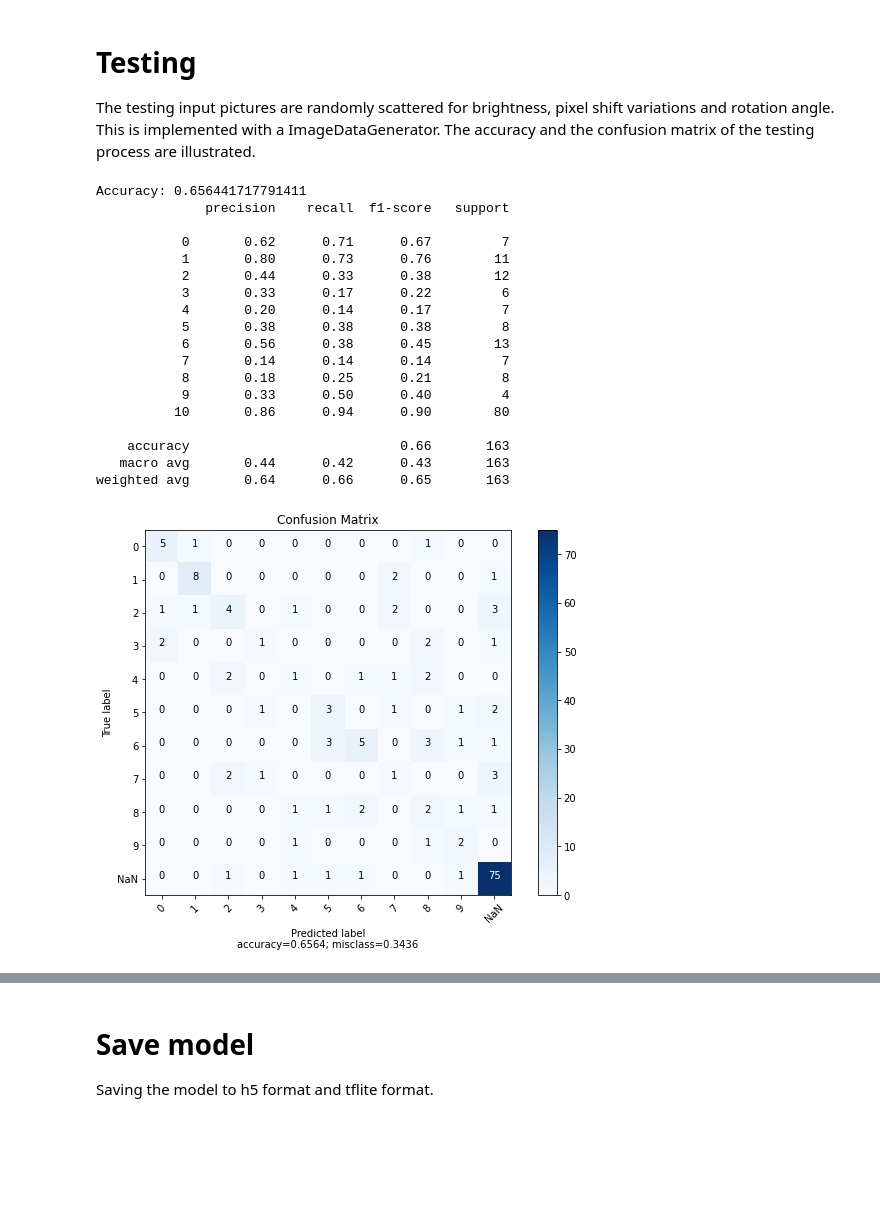
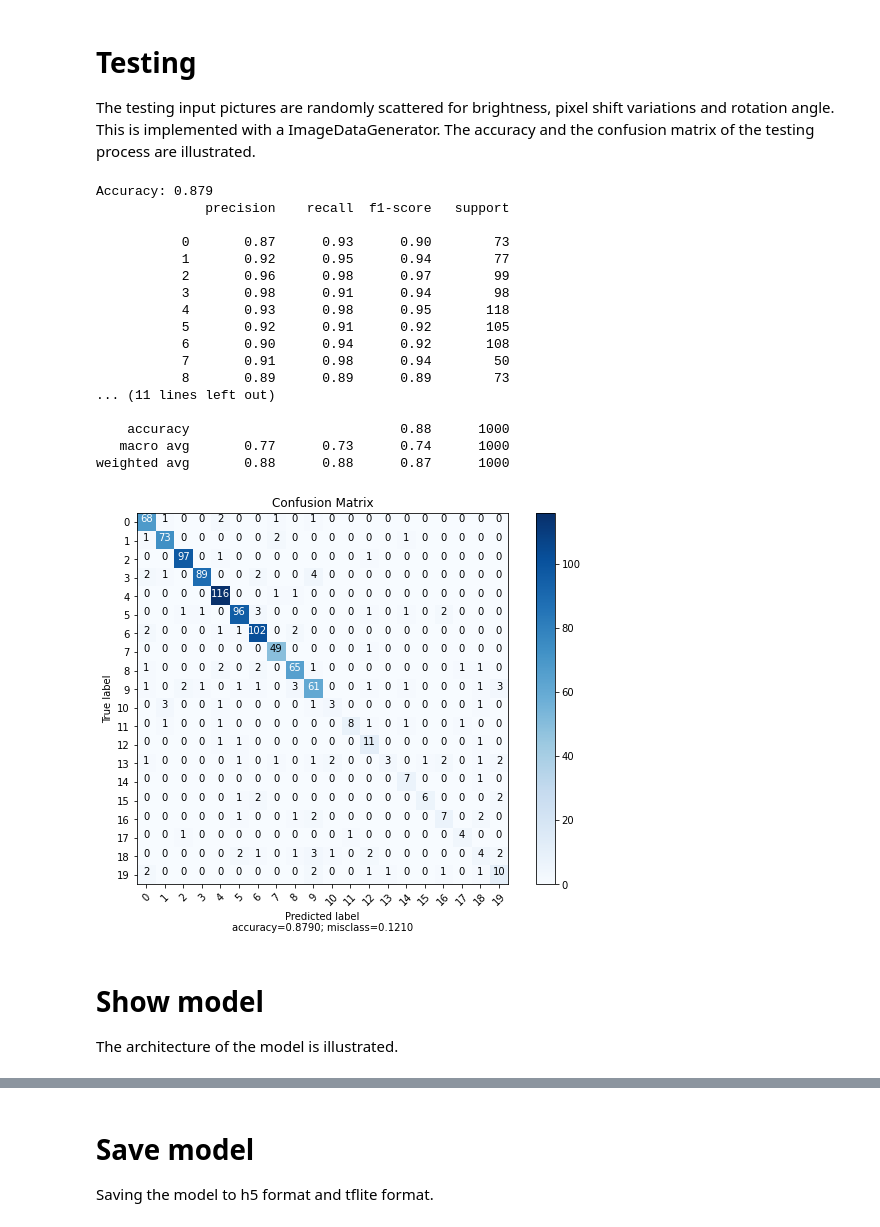
Before and after one commit to dmjimenezbravo/neural-network-digital-counter-readout, a Jupyter notebook: Train_CNN_Digital-Readout-Small-Diego.ipynb, the cells around one changed output, grey strips where cells are left out. Drawn from its saved outputs; the diff is of its cells as text; code cells hidden in the pictures; blank space fills up the shorter version.

Commit message:
Updated model notebook
I have updated the training notebook and I have created the script for training the model.

```diff
--- a/Train_CNN_Digital-Readout-Small-Diego.ipynb
+++ b/Train_CNN_Digital-Readout-Small-Diego.ipynb
@@ -73,7 +73,8 @@ def plot_confusion_matrix(cm,
                           target_names,
                           title='Confusion matrix',
                           cmap=None,
-                          normalize=True):
+                          normalize=True,
+                          file_name='Confusion matrix'):
     """
     given a sklearn confusion matrix (cm), make a nice plot
 
@@ -145,6 +146,7 @@ def plot_confusion_matrix(cm,
     plt.tight_layout()
     plt.ylabel('True label')
     plt.xlabel('Predicted label\naccuracy={:0.4f}; misclass={:0.4f}'.format(accuracy, misclass))
+    plt.savefig(file_name + '.png')
     plt.show()
 # %% [markdown]
 ### Load training data
@@ -222,7 +222,7 @@ The layout of the network is sefched using the ImageClassifier function from Aut
 * Number of output layers: 11
 * As loss function "categorical_crossentropy" is choosen, as it is a categories task
 # %%
-model = ak.ImageClassifier(verbose=False)
+model = ak.ImageClassifier(overwrite=True, multi_label=True, max_trials=1)
 
 '''model = Sequential()
 model.add(BatchNormalization(input_shape=(32,20,3)))
@@ -260,5 +244,6 @@ _________________________________________________________________
 # Training
 The input pictures are randomly scattered for brightness, pixel shift variations and rotation angle. This is implemented with a ImageDataGenerator.
 # %%
-history = model.fit(x=X_train, y=y_train, validation_data = (X_val, y_val), epochs = Epoch_Anz)
+early_stop = EarlyStopping(monitor='val_loss', mode='min', verbose=1)
+history = model.fit(x=X_train, y=y_train, validation_data = (X_val, y_val), epochs = Epoch_Anz, callbacks = [early_stop])
 # %% [output]
@@ -286,29 +267,32 @@ The accuracy and the confusion matrix of the testing process are illustrated.
 # %%
 if (Testing_Percentage > 0):
     y_pred = model.predict(X_test)
     print('Accuracy: ' + str(accuracy_score(np.argmax(y_test, axis=1), np.argmax(y_pred, axis=1))))
     print(classification_report(np.argmax(y_test, axis=1), np.argmax(y_pred, axis=1)))
     plot_confusion_matrix(cm=confusion_matrix(np.argmax(y_test, axis=1), np.argmax(y_pred, axis=1)),
                       normalize    = False,
                       target_names = subdir,
-                      title        = "Confusion Matrix")
+                      title        = "Confusion Matrix",
+                      file_name    = "testCF")
 # %% [output]
-Accuracy: 0.656441717791411
+Accuracy: 0.879
               precision    recall  f1-score   support
 
-           0       0.62      0.71      0.67         7
-           1       0.80      0.73      0.76        11
-           2       0.44      0.33      0.38        12
-           3       0.33      0.17      0.22         6
-           4       0.20      0.14      0.17         7
-           5       0.38      0.38      0.38         8
-           6       0.56      0.38      0.45        13
-           7       0.14      0.14      0.14         7
-           8       0.18      0.25      0.21         8
-           9       0.33      0.50      0.40         4
-          10       0.86      0.94      0.90        80
+           0       0.87      0.93      0.90        73
+           1       0.92      0.95      0.94        77
+           2       0.96      0.98      0.97        99
+           3       0.98      0.91      0.94        98
+           4       0.93      0.98      0.95       118
+           5       0.92      0.91      0.92       105
+           6       0.90      0.94      0.92       108
+           7       0.91      0.98      0.94        50
+           8       0.89      0.89      0.89        73
+... (11 lines left out)
 
-    accuracy                           0.66       163
-   macro avg       0.44      0.42      0.43       163
-weighted avg       0.64      0.66      0.65       163
+    accuracy                           0.88      1000
+   macro avg       0.77      0.73      0.74      1000
+weighted avg       0.88      0.88      0.87      1000
-[figure, old version]
+[figure, new version]
+# %% [markdown]
+# Show model
+The architecture of the model is illustrated.
```
Also changed, not shown: parts of 6 cells of this notebook, 39 other files.
